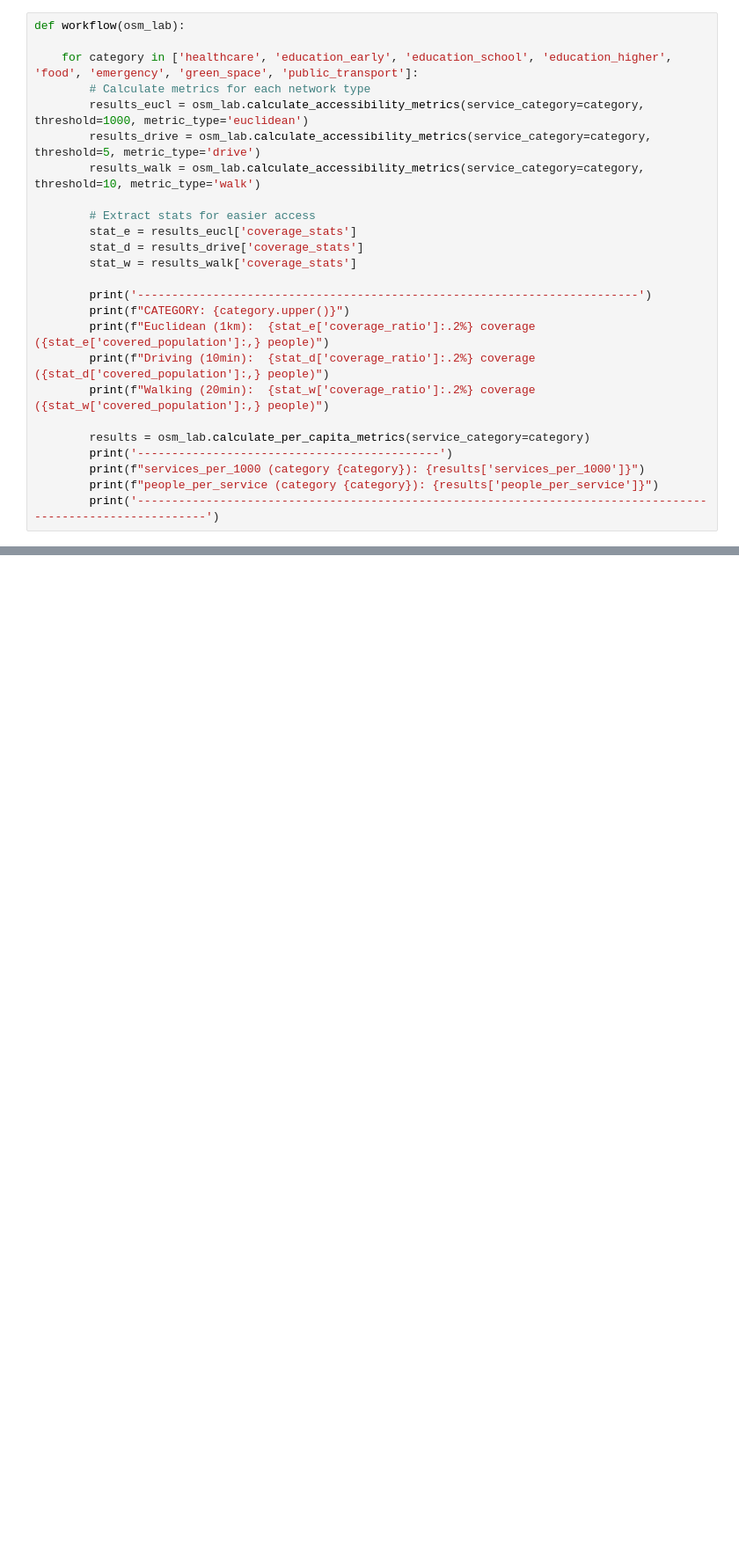
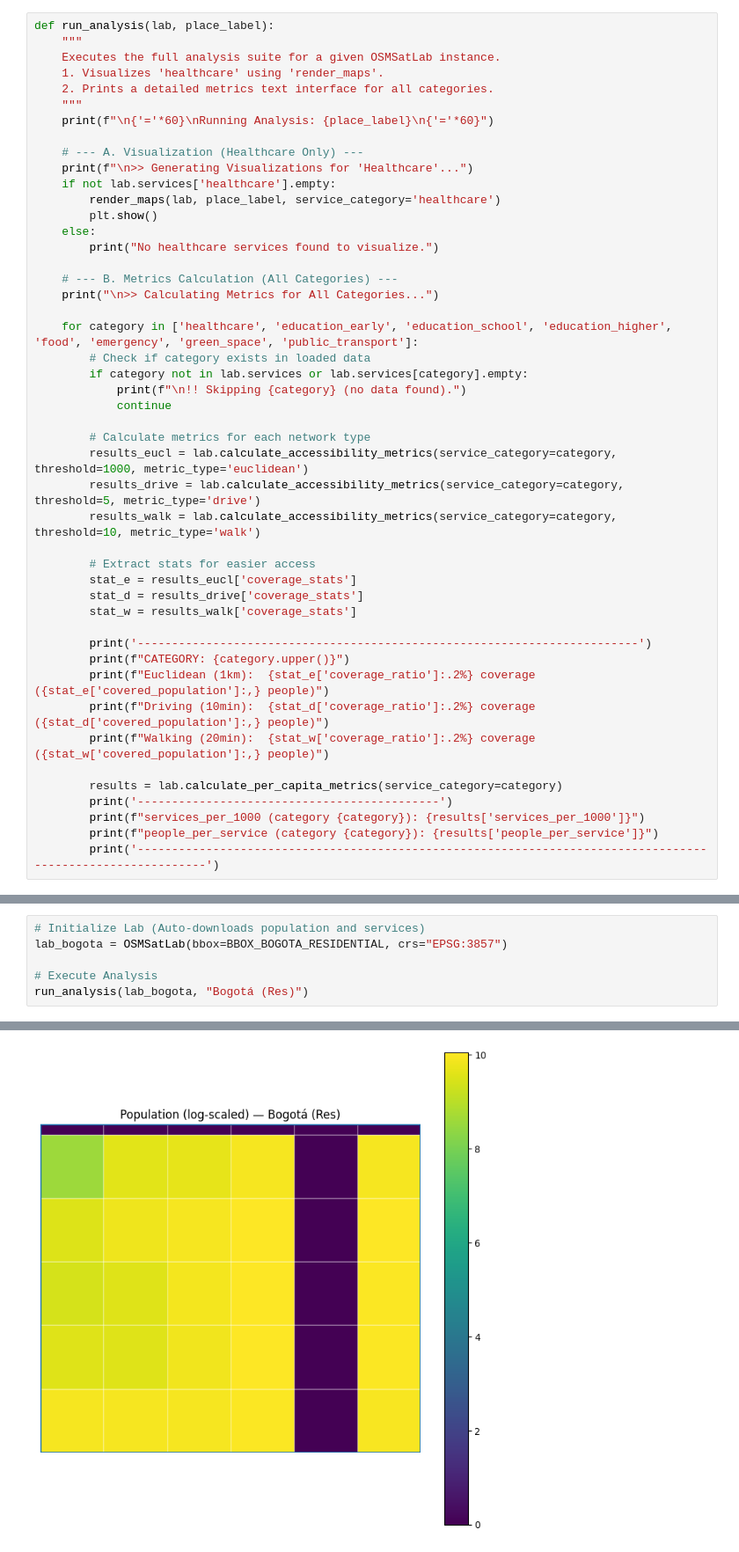
Before and after one commit to davidrers/osmsatlab, a Jupyter notebook: examples/interactive_testing.ipynb, the cells around one changed output, grey strips where cells are left out. Shown at 88% size. Drawn from its saved outputs; the diff is of its cells as text; blank space fills up the shorter version.

```diff
--- a/examples/interactive_testing.ipynb
+++ b/examples/interactive_testing.ipynb
@@ -5,11 +60,33 @@ This notebook allows you to interactively test the functionality of the `osmsatl
 # %%
-def workflow(osm_lab):
+def run_analysis(lab, place_label):
+    """
+    Executes the full analysis suite for a given OSMSatLab instance.
+    1. Visualizes 'healthcare' using 'render_maps'.
+    2. Prints a detailed metrics text interface for all categories.
+    """
+    print(f"\n{'='*60}\nRunning Analysis: {place_label}\n{'='*60}")
+
+    # --- A. Visualization (Healthcare Only) ---
+    print(f"\n>> Generating Visualizations for 'Healthcare'...")
+    if not lab.services['healthcare'].empty:
+        render_maps(lab, place_label, service_category='healthcare')
+        plt.show()
+    else:
+        print("No healthcare services found to visualize.")
+
+    # --- B. Metrics Calculation (All Categories) ---
+    print("\n>> Calculating Metrics for All Categories...")
 
     for category in ['healthcare', 'education_early', 'education_school', 'education_higher', 'food', 'emergency', 'green_space', 'public_transport']:
+        # Check if category exists in loaded data
+        if category not in lab.services or lab.services[category].empty:
+            print(f"\n!! Skipping {category} (no data found).")
+            continue
+
         # Calculate metrics for each network type
-        results_eucl = osm_lab.calculate_accessibility_metrics(service_category=category, threshold=1000, metric_type='euclidean')
-        results_drive = osm_lab.calculate_accessibility_metrics(service_category=category, threshold=5, metric_type='drive')
-        results_walk = osm_lab.calculate_accessibility_metrics(service_category=category, threshold=10, metric_type='walk')
+        results_eucl = lab.calculate_accessibility_metrics(service_category=category, threshold=1000, metric_type='euclidean')
+        results_drive = lab.calculate_accessibility_metrics(service_category=category, threshold=5, metric_type='drive')
+        results_walk = lab.calculate_accessibility_metrics(service_category=category, threshold=10, metric_type='walk')
 
         # Extract stats for easier access
         stat_e = results_eucl['coverage_stats']
@@ -22,7 +99,7 @@ def workflow(osm_lab):
         print(f"Driving (10min):  {stat_d['coverage_ratio']:.2%} coverage ({stat_d['covered_population']:,} people)")
         print(f"Walking (20min):  {stat_w['coverage_ratio']:.2%} coverage ({stat_w['covered_population']:,} people)")
 
-        results = osm_lab.calculate_per_capita_metrics(service_category=category)
+        results = lab.calculate_per_capita_metrics(service_category=category)
         print('--------------------------------------------')
         print(f"services_per_1000 (category {category}): {results['services_per_1000']}")
         print(f"people_per_service (category {category}): {results['people_per_service']}")
@@ -130,0 +110,7 @@ soacha.geojson
+# %%
+# Initialize Lab (Auto-downloads population and services)
+lab_bogota = OSMSatLab(bbox=BBOX_BOGOTA_RESIDENTIAL, crs="EPSG:3857")
+
+# Execute Analysis
+run_analysis(lab_bogota, "Bogotá (Res)")
+# %% [output]
@@ -130,0 +125 @@ soacha.geojson
+[figure, added]
```
Also changed, not shown: parts of 19 cells of this notebook, 3 other files.
